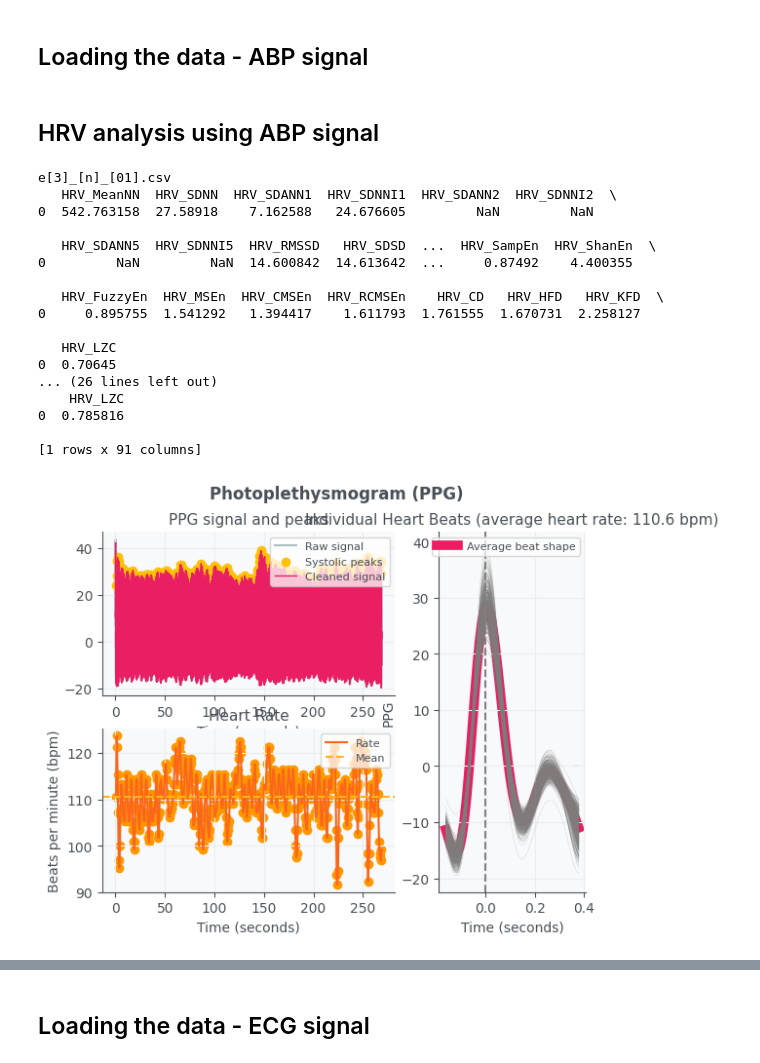
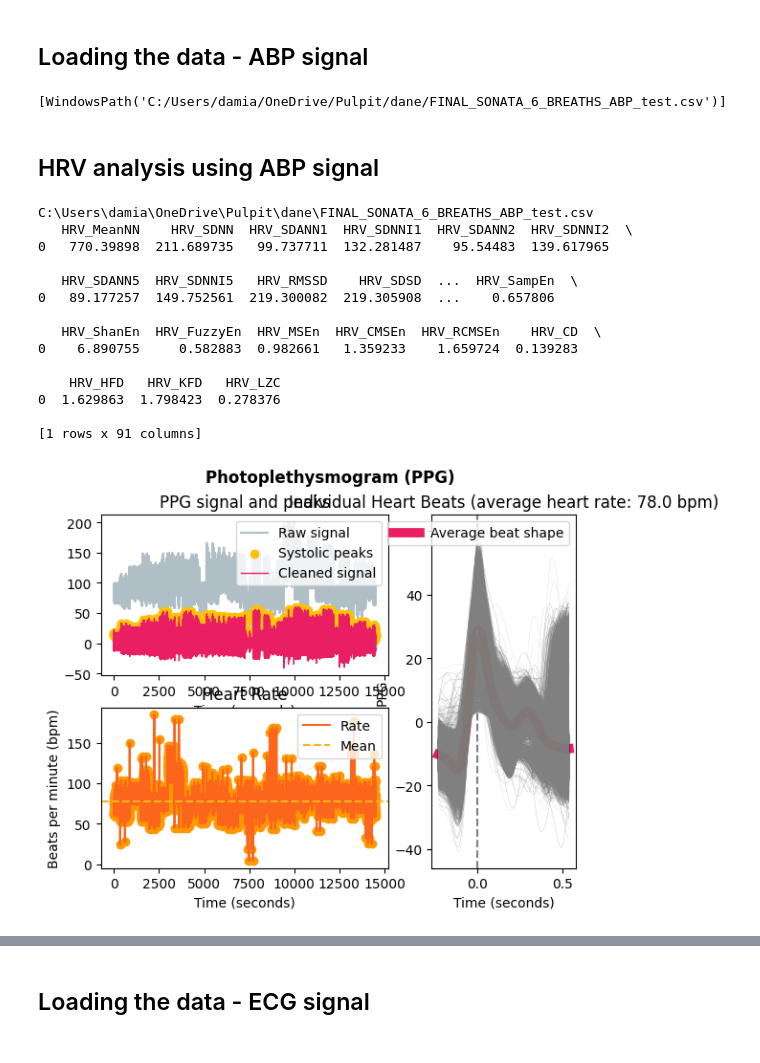
Before and after one commit to neuropython/comparison_abp_ecg, a Jupyter notebook: comparison.ipynb, the cells around one changed output, grey strips where cells are left out. Drawn from its saved outputs; the diff is of its cells as text; code cells hidden in the pictures.

Commit message:
Analyze different files (above 2 mln records). Replace Path handler with pathlib.

```diff
--- a/comparison.ipynb
+++ b/comparison.ipynb
@@ -20,39 +17,40 @@ data = PathHandler(path_to_folder, names)
+# %%
+folder_path = Path(r"C:\Users\damia\OneDrive\Pulpit\dane")
+csv_files = list(folder_path.glob("*.csv"))
+print(csv_files)
+# %% [output]
+[WindowsPath('C:/Users/damia/OneDrive/Pulpit/dane/FINAL_SONATA_6_BREATHS_ABP_test.csv')]
 # %% [markdown]
 ## HRV analysis using ABP signal
 # %%
-for signal, name in zip(data.signals, data.all_alaized_files_names):
+for name in csv_files:
     """
     Cell to process and plot the signal
     1. Clean the signal
     2. Process the signal
     3. Plot the signal
     4. Find the peaks
     5. Calculate the HRV
     """
-    ppg = signal
-    cleaned_signal = nk.ppg_clean(ppg, sampling_rate=200)
-    processed_signal, info = nk.ppg_process(cleaned_signal, sampling_rate=200)
+    df = pd.read_csv(name)['Values']
+    print(name)
+    processed_signal, info = nk.ppg_process(df, sampling_rate=200)
     nk.ppg_plot(processed_signal, info)
-    r_peaks = nk.ppg_peaks(cleaned_signal)
-    print(name)
-    time = nk.hrv(processed_signal['PPG_Peaks'], sampling_rate=200)
-    print(time)
+    hrv = nk.hrv(processed_signal['PPG_Peaks'], sampling_rate=200)
+    print(hrv)
 # %% [output]
-e[3]_[n]_[01].csv
-   HRV_MeanNN  HRV_SDNN  HRV_SDANN1  HRV_SDNNI1  HRV_SDANN2  HRV_SDNNI2  \
-0  542.763158  27.58918    7.162588   24.676605         NaN         NaN
+C:\Users\damia\OneDrive\Pulpit\dane\FINAL_SONATA_6_BREATHS_ABP_test.csv
+   HRV_MeanNN    HRV_SDNN  HRV_SDANN1  HRV_SDNNI1  HRV_SDANN2  HRV_SDNNI2  \
+0   770.39898  211.689735   99.737711  132.281487    95.54483  139.617965
 
-   HRV_SDANN5  HRV_SDNNI5  HRV_RMSSD   HRV_SDSD  ...  HRV_SampEn  HRV_ShanEn  \
-0         NaN         NaN  14.600842  14.613642  ...     0.87492    4.400355
+   HRV_SDANN5  HRV_SDNNI5   HRV_RMSSD    HRV_SDSD  ...  HRV_SampEn  \
+0   89.177257  149.752561  219.300082  219.305908  ...    0.657806
 
-   HRV_FuzzyEn  HRV_MSEn  HRV_CMSEn  HRV_RCMSEn    HRV_CD   HRV_HFD   HRV_KFD  \
-0     0.895755  1.541292   1.394417    1.611793  1.761555  1.670731  2.258127
+   HRV_ShanEn  HRV_FuzzyEn  HRV_MSEn  HRV_CMSEn  HRV_RCMSEn    HRV_CD  \
+0    6.890755     0.582883  0.982661   1.359233    1.659724  0.139283
 
-   HRV_LZC
-0  0.70645
-... (26 lines left out)
-    HRV_LZC
-0  0.785816
+    HRV_HFD   HRV_KFD   HRV_LZC
+0  1.629863  1.798423  0.278376
 
 [1 rows x 91 columns]
-[figure, old version]
+[figure, new version]
```
Also changed, not shown: parts of 8 cells of this notebook, 1 other file.
